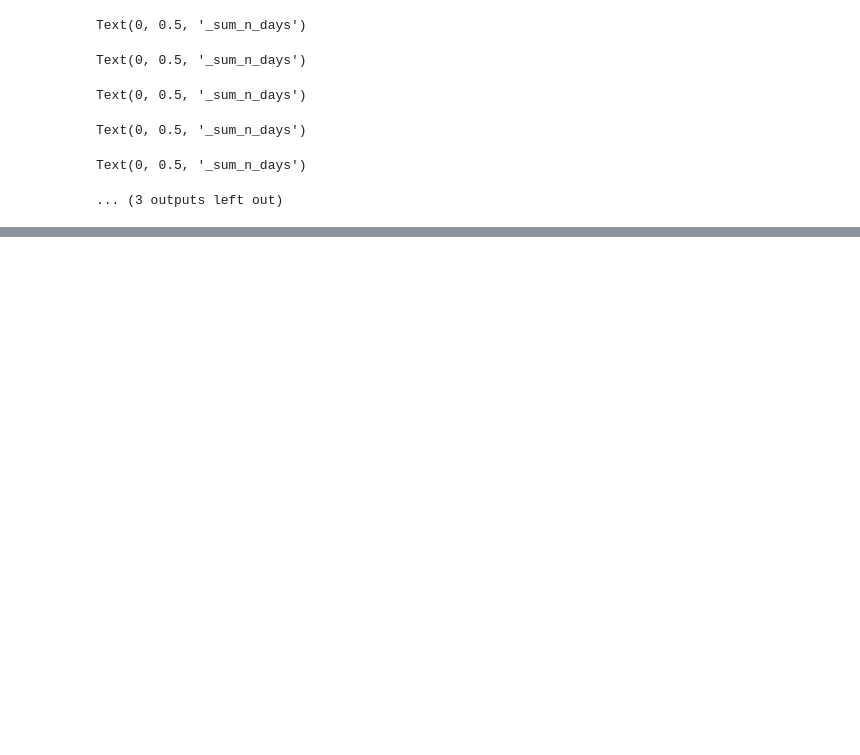
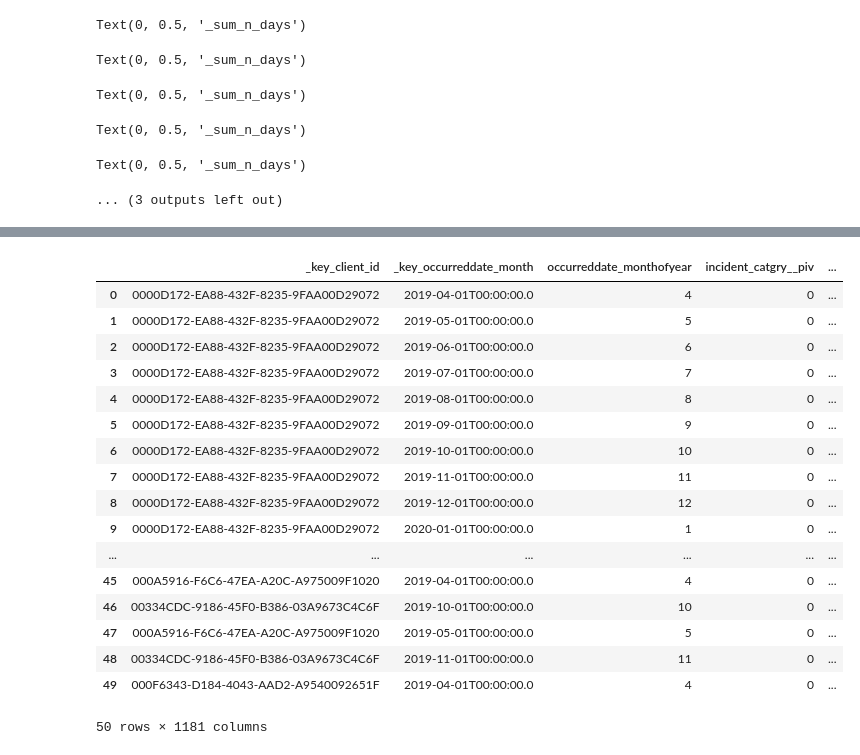
Before and after one commit to Troy-Cao/LWB-Risk-Cient-Detection, a Jupyter notebook: Chenqin/dataAnalysis.ipynb, the cells around one changed output, grey strips where cells are left out. Cells and saved outputs as stored; diff of their text form; code cells hidden in the pictures; blank space fills up the shorter version.

```diff
--- a/Chenqin/dataAnalysis.ipynb
+++ b/Chenqin/dataAnalysis.ipynb
@@ -329,0 +426,21 @@ NameError: name 'fullData' is not defined
+# %%
+fullData[:50]
+# %% [output]
+|  | _key_client_id | _key_occurreddate_month | occurreddate_monthofyear | incident_catgry__piv | ... |
+| 0 | 0000D172-EA88-432F-8235-9FAA00D29072 | 2019-04-01T00:00:00.0 | 4 | 0 | ... |
+| 1 | 0000D172-EA88-432F-8235-9FAA00D29072 | 2019-05-01T00:00:00.0 | 5 | 0 | ... |
+| 2 | 0000D172-EA88-432F-8235-9FAA00D29072 | 2019-06-01T00:00:00.0 | 6 | 0 | ... |
+| 3 | 0000D172-EA88-432F-8235-9FAA00D29072 | 2019-07-01T00:00:00.0 | 7 | 0 | ... |
+| 4 | 0000D172-EA88-432F-8235-9FAA00D29072 | 2019-08-01T00:00:00.0 | 8 | 0 | ... |
+| 5 | 0000D172-EA88-432F-8235-9FAA00D29072 | 2019-09-01T00:00:00.0 | 9 | 0 | ... |
+| 6 | 0000D172-EA88-432F-8235-9FAA00D29072 | 2019-10-01T00:00:00.0 | 10 | 0 | ... |
+| 7 | 0000D172-EA88-432F-8235-9FAA00D29072 | 2019-11-01T00:00:00.0 | 11 | 0 | ... |
+| 8 | 0000D172-EA88-432F-8235-9FAA00D29072 | 2019-12-01T00:00:00.0 | 12 | 0 | ... |
+| 9 | 0000D172-EA88-432F-8235-9FAA00D29072 | 2020-01-01T00:00:00.0 | 1 | 0 | ... |
+| ... | ... | ... | ... | ... | ... |
+| 45 | 000A5916-F6C6-47EA-A20C-A975009F1020 | 2019-04-01T00:00:00.0 | 4 | 0 | ... |
+| 46 | 00334CDC-9186-45F0-B386-03A9673C4C6F | 2019-10-01T00:00:00.0 | 10 | 0 | ... |
+| 47 | 000A5916-F6C6-47EA-A20C-A975009F1020 | 2019-05-01T00:00:00.0 | 5 | 0 | ... |
+| 48 | 00334CDC-9186-45F0-B386-03A9673C4C6F | 2019-11-01T00:00:00.0 | 11 | 0 | ... |
+| 49 | 000F6343-D184-4043-AAD2-A9540092651F | 2019-04-01T00:00:00.0 | 4 | 0 | ... |
+50 rows × 1181 columns
```
Also changed, not shown: parts of 39 cells of this notebook.
